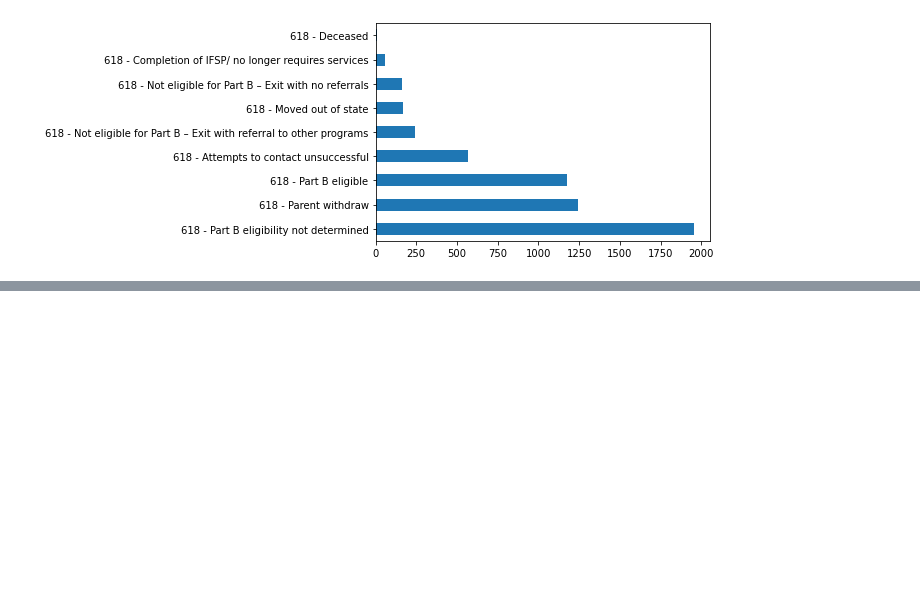
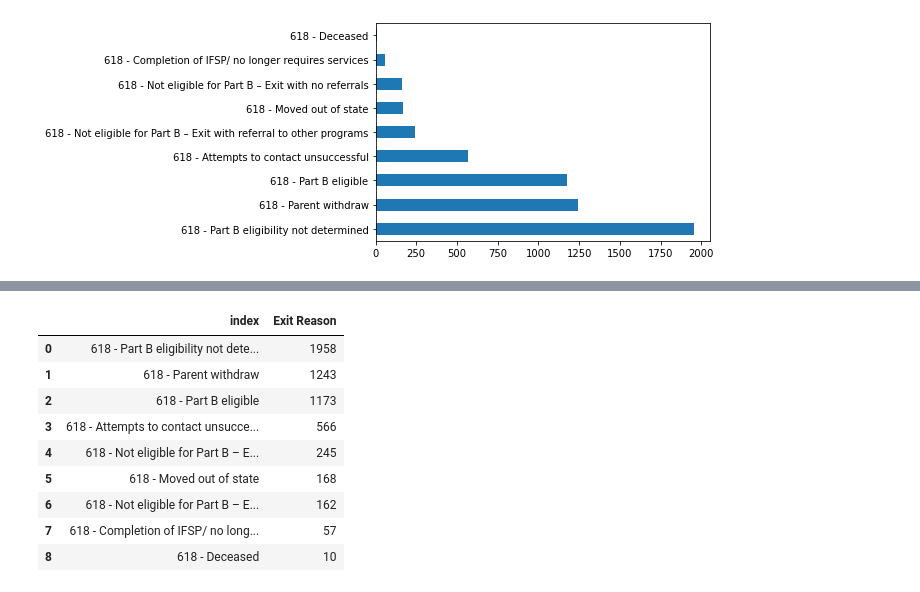
Before and after one commit to TPSchwartz/ddid-cheesecake_factory, a Jupyter notebook: notebooks/exit_reasons.ipynb, the cells around one changed output, grey strips where cells are left out. Saved outputs shown, nothing was run; the diff lists cells and outputs as text; code cells hidden in the pictures; blank space fills up the shorter version.

```diff
--- a/notebooks/exit_reasons.ipynb
+++ b/notebooks/exit_reasons.ipynb
@@ -21,7 +21,7 @@ exit_reason_df
 | 5581 | SW | 492408 | 2020-08-06 | 2020-11-03 | 2020-11-17 | 2020-11-20 | ... |
 5582 rows × 11 columns
 # %%
-exit_reason = exit_reason_df['Exit Reason'].value_counts()
+exit_reason = exit_notes_df['Exit Reason'].value_counts()
 exit_reason
 # %% [output]
 618 - Part B eligibility not determined                                 1958
@@ -40,0 +54,14 @@ exit_reason.plot(kind = 'barh');
+# %%
+exit_exit = exit_reason.to_frame().reset_index()
+exit_exit
+# %% [output]
+|  | index | Exit Reason |
+| 0 | 618 - Part B eligibility not dete... | 1958 |
+| 1 | 618 - Parent withdraw | 1243 |
+| 2 | 618 - Part B eligible | 1173 |
+| 3 | 618 - Attempts to contact unsucce... | 566 |
+| 4 | 618 - Not eligible for Part B – E... | 245 |
+| 5 | 618 - Moved out of state | 168 |
+| 6 | 618 - Not eligible for Part B – E... | 162 |
+| 7 | 618 - Completion of IFSP/ no long... | 57 |
+| 8 | 618 - Deceased | 10 |
```
Also changed, not shown: parts of 7 cells of this notebook.
